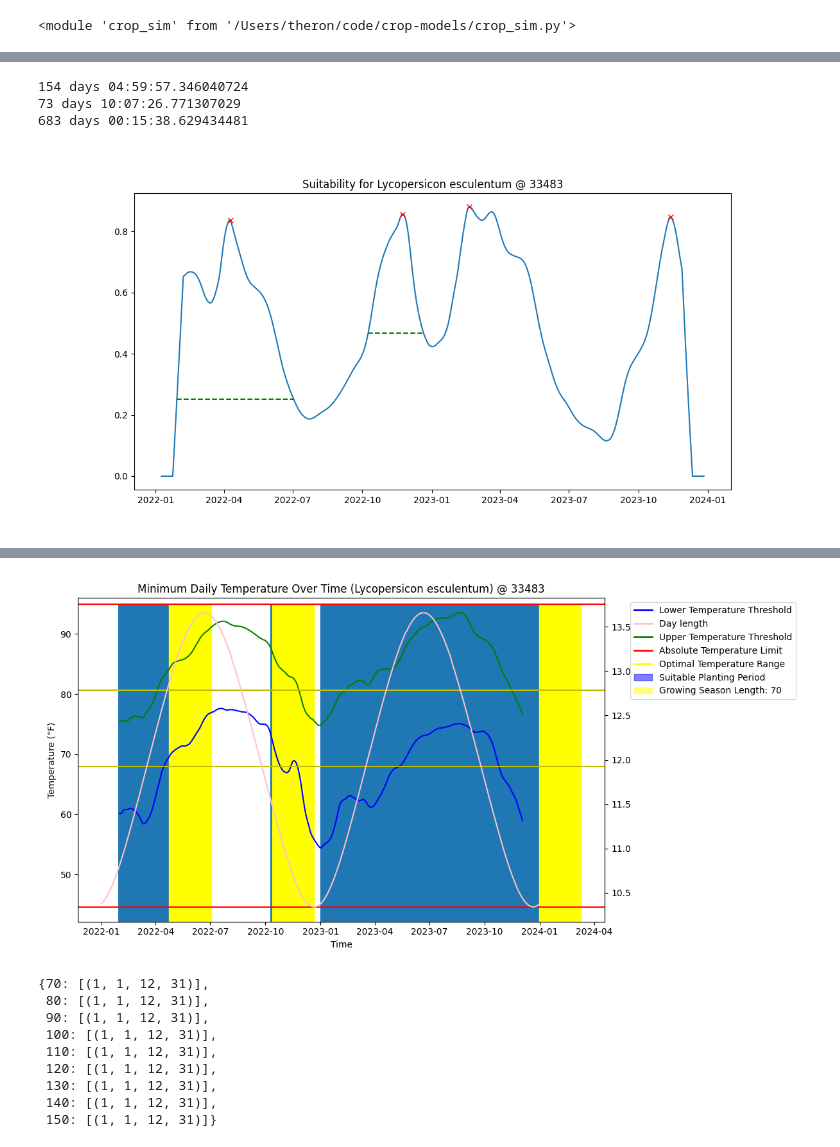
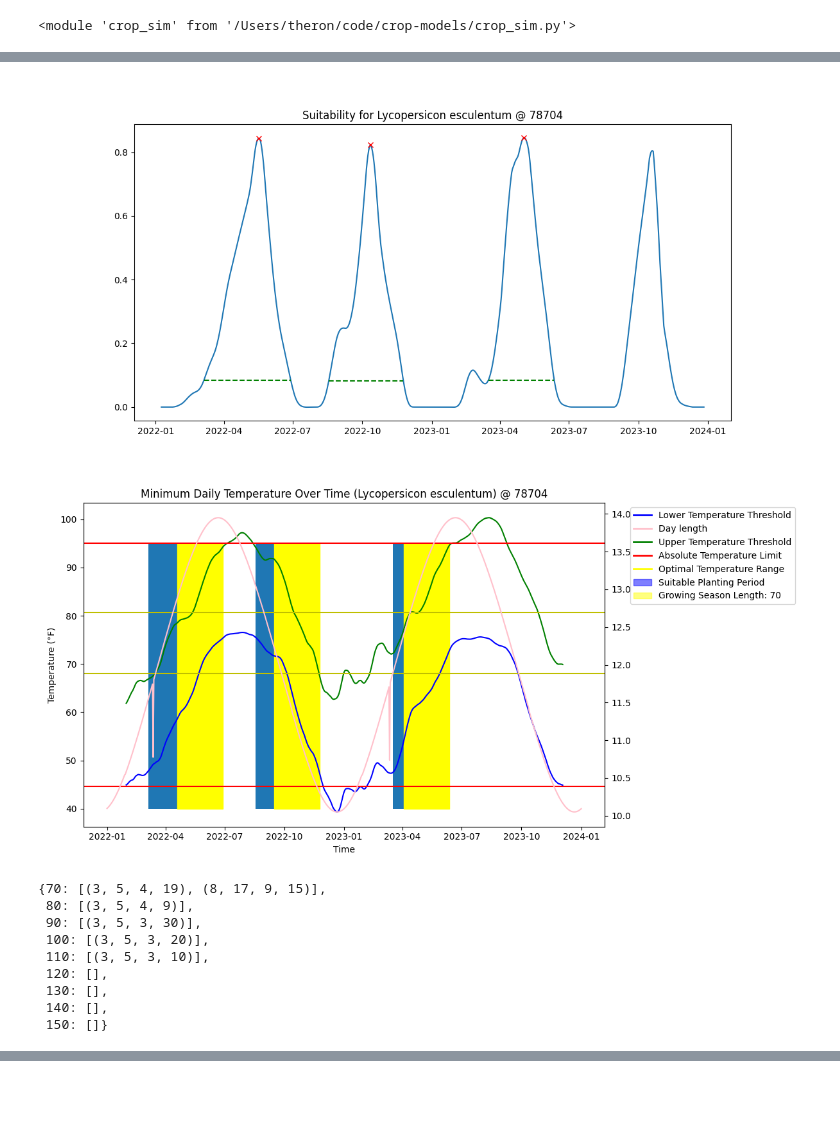
Before and after one commit to stereowrench/crop-models, a Jupyter notebook: Crop Simulations.ipynb, the cells around one changed output, grey strips where cells are left out. Drawn from its saved outputs; the diff is of its cells as text; code cells hidden in the pictures; blank space fills up the shorter version.

```diff
--- a/Crop Simulations.ipynb
+++ b/Crop Simulations.ipynb
@@ -27,28 +92,35 @@ importlib.reload(crop_sim)
 # %%
 import matplotlib
 matplotlib.pyplot.close()
 %matplotlib widget
 
 # Select your crop of interest (replace 'Maize' with your desired crop)
 # crop_name = 'Allium cepa' #onion
 crop_name= "Lycopersicon esculentum" # Tomatoes
 # crop_name = "Brassica juncea" # Mustard greens
 # crop_name = "Vigna unguiculata"
 # crop_name = "Asparagus officinalis" # asparagus
 # crop_name = "Ipomoea batatas" # sweet potato
 # crop_name = "Solanum tuberosum" # Potato
 # crop_name = "Cynara scolymus" # artichoke
 bolting = False
 frost_tolerance = 0
 
 # 93922 monterey county
 
 # short day: 11-12, long=14;16
 min_day = 0
 max_day = 24
-crop_sim.all_in_one("33483", crop_name, bolting, min_day, max_day)
+crop_sim.all_in_one("78704", crop_name, bolting, min_day, max_day)
 # %% [output]
+[figure, new version]
+[figure, new version]
-154 days 04:59:57.346040724
-73 days 10:07:26.771307029
-683 days 00:15:38.629434481
+{70: [(3, 5, 4, 19), (8, 17, 9, 15)],
+ 80: [(3, 5, 4, 9)],
+ 90: [(3, 5, 3, 30)],
+ 100: [(3, 5, 3, 20)],
+ 110: [(3, 5, 3, 10)],
+ 120: [],
+ 130: [],
+ 140: [],
+ 150: []}
-[figure, old version]
@@ -71,13 +127,3 @@ crop_sim.all_in_one("33483", crop_name, bolting, min_day, max_day)
-[figure, old version]
-{70: [(1, 1, 12, 31)],
- 80: [(1, 1, 12, 31)],
- 90: [(1, 1, 12, 31)],
- 100: [(1, 1, 12, 31)],
- 110: [(1, 1, 12, 31)],
- 120: [(1, 1, 12, 31)],
- 130: [(1, 1, 12, 31)],
- 140: [(1, 1, 12, 31)],
- 150: [(1, 1, 12, 31)]}
 # %%
 # crop_sim.plot_suitability(view_window, growing_season_suitability, daily_suitability, lat, lon, crop_name, cutoff)
 # %%
```
Also changed, not shown: parts of 9 cells of this notebook, 1 other file.
